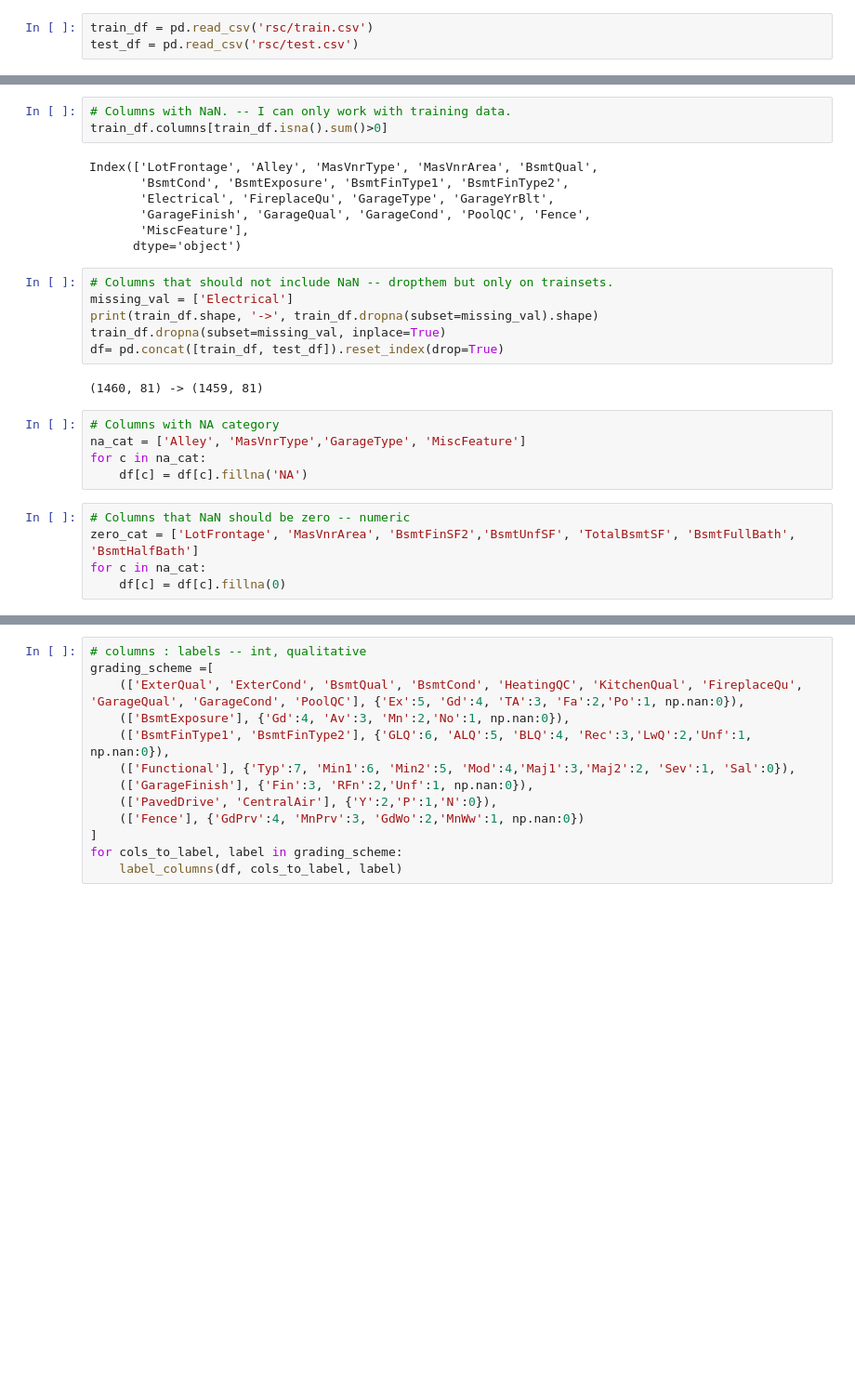
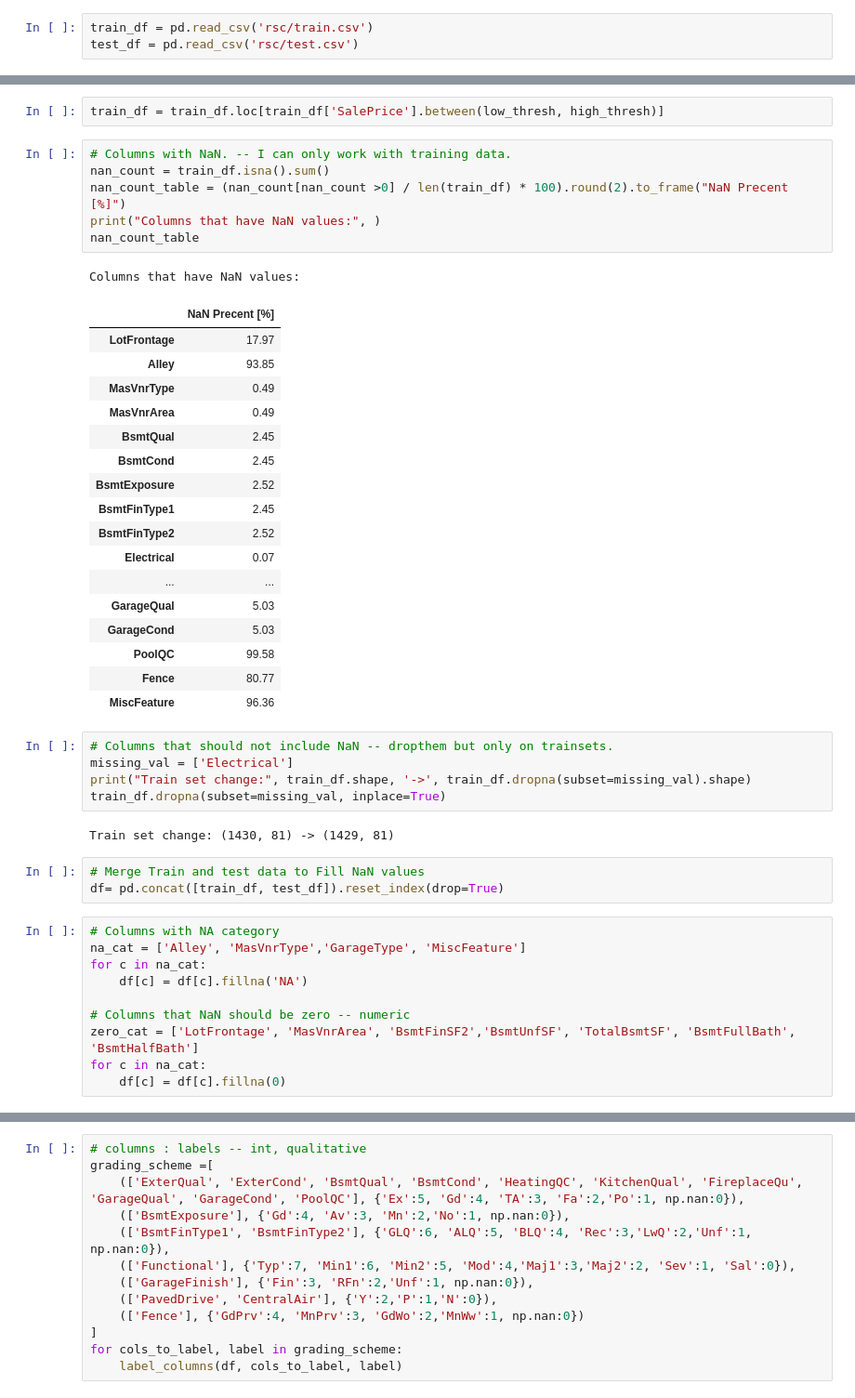
Before and after one commit to jaykye/HousePricePrediction, a Jupyter notebook: data_cleaning.ipynb, the cells around one changed output, grey strips where cells are left out. Shown: that part at 93% size. Cells and saved outputs as stored; diff of their text form; blank space fills up the shorter version.

```diff
--- a/data_cleaning.ipynb
+++ b/data_cleaning.ipynb
@@ -25,28 +102,47 @@ If you need to transform the data any way, you can do so on both train and test
+# %%
+train_df = train_df.loc[train_df['SalePrice'].between(low_thresh, high_thresh)]
 # %%
 # Columns with NaN. -- I can only work with training data.
-train_df.columns[train_df.isna().sum()>0]
+nan_count = train_df.isna().sum()
+nan_count_table = (nan_count[nan_count >0] / len(train_df) * 100).round(2).to_frame("NaN Precent [%]")
+print("Columns that have NaN values:", )
+nan_count_table
 # %% [output]
-Index(['LotFrontage', 'Alley', 'MasVnrType', 'MasVnrArea', 'BsmtQual',
-       'BsmtCond', 'BsmtExposure', 'BsmtFinType1', 'BsmtFinType2',
-       'Electrical', 'FireplaceQu', 'GarageType', 'GarageYrBlt',
-       'GarageFinish', 'GarageQual', 'GarageCond', 'PoolQC', 'Fence',
-       'MiscFeature'],
-      dtype='object')
+Columns that have NaN values:
+|  | NaN Precent [%] |
+| LotFrontage | 17.97 |
+| Alley | 93.85 |
+| MasVnrType | 0.49 |
+| MasVnrArea | 0.49 |
+| BsmtQual | 2.45 |
+| BsmtCond | 2.45 |
+| BsmtExposure | 2.52 |
+| BsmtFinType1 | 2.45 |
+| BsmtFinType2 | 2.52 |
+| Electrical | 0.07 |
+| ... | ... |
+| GarageQual | 5.03 |
+| GarageCond | 5.03 |
+| PoolQC | 99.58 |
+| Fence | 80.77 |
+| MiscFeature | 96.36 |
 # %%
 # Columns that should not include NaN -- dropthem but only on trainsets.
 missing_val = ['Electrical']
-print(train_df.shape, '->', train_df.dropna(subset=missing_val).shape)
+print("Train set change:", train_df.shape, '->', train_df.dropna(subset=missing_val).shape)
 train_df.dropna(subset=missing_val, inplace=True)
-df= pd.concat([train_df, test_df]).reset_index(drop=True)
 # %% [output]
-(1460, 81) -> (1459, 81)
+Train set change: (1430, 81) -> (1429, 81)
+# %%
+# Merge Train and test data to Fill NaN values
+df= pd.concat([train_df, test_df]).reset_index(drop=True)
 # %%
 # Columns with NA category
 na_cat = ['Alley', 'MasVnrType','GarageType', 'MiscFeature']
 for c in na_cat:
     df[c] = df[c].fillna('NA')
+
+# Columns that NaN should be zero -- numeric
+zero_cat = ['LotFrontage', 'MasVnrArea', 'BsmtFinSF2','BsmtUnfSF', 'TotalBsmtSF', 'BsmtFullBath', 'BsmtHalfBath']
+for c in na_cat:
+    df[c] = df[c].fillna(0)
-# %%
-# Columns that NaN should be zero -- numeric
-zero_cat = ['LotFrontage', 'MasVnrArea', 'BsmtFinSF2','BsmtUnfSF', 'TotalBsmtSF', 'BsmtFullBath', 'BsmtHalfBath']
-for c in na_cat:
-    df[c] = df[c].fillna(0)
```
Also changed, not shown: parts of 34 cells of this notebook.
